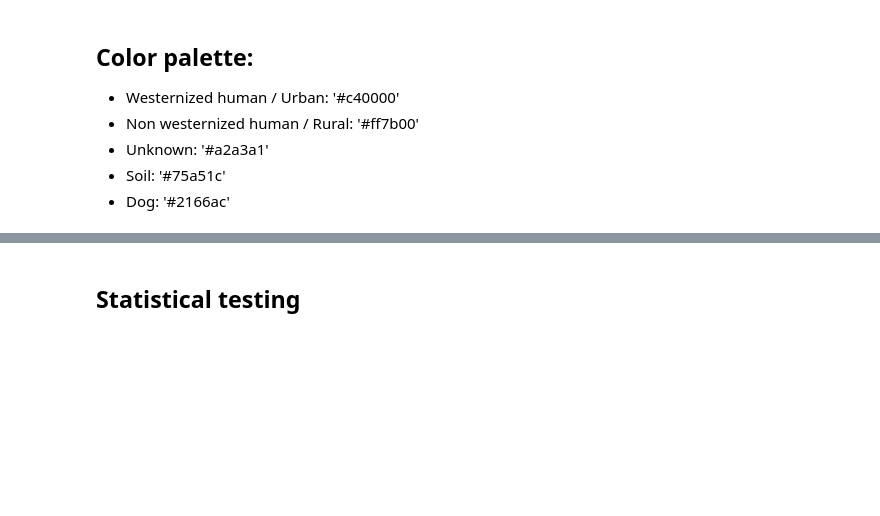
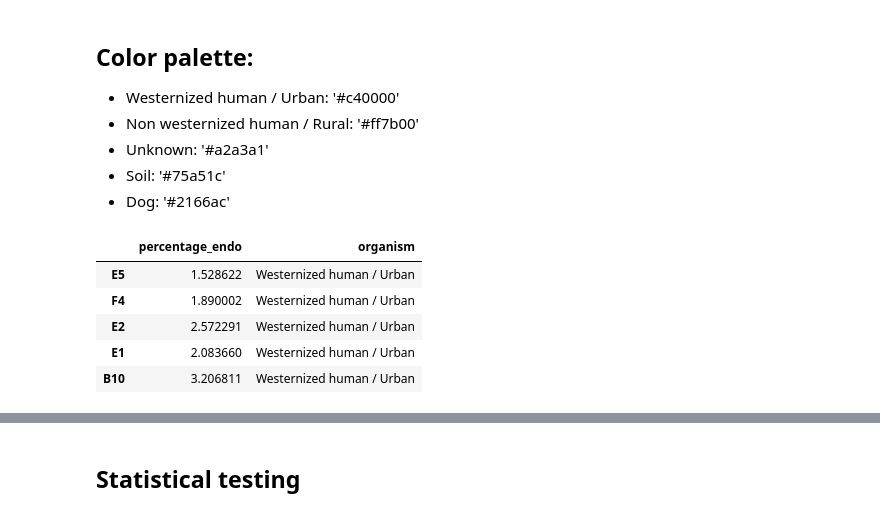
Before and after one commit to maxibor/coproid-article, a Jupyter notebook: figures/figure2/figure2.ipynb, the cells around one changed output, grey strips where cells are left out. Cells and saved outputs as stored; diff of their text form; code cells hidden in the pictures; blank space fills up the shorter version.

```diff
--- a/figures/figure2/figure2.ipynb
+++ b/figures/figure2/figure2.ipynb
@@ -293,6 +299,15 @@ endo_median
 - Unknown: '#a2a3a1'
 - Soil: '#75a51c'
 - Dog: '#2166ac'
+# %%
+endo.head()
+# %% [output]
+|  | percentage_endo | organism |
+| E5 | 1.528622 | Westernized human / Urban |
+| F4 | 1.890002 | Westernized human / Urban |
+| E2 | 2.572291 | Westernized human / Urban |
+| E1 | 2.083660 | Westernized human / Urban |
+| B10 | 3.206811 | Westernized human / Urban |
 # %%
 p = ggplot(endo, aes(x="organism", y="percentage_endo")) + geom_violin(aes(fill="organism"))
 p = p + geom_violin(aes(fill='organism'), width=1.5)
```
Also changed, not shown: parts of 33 cells of this notebook, 1 other file.
